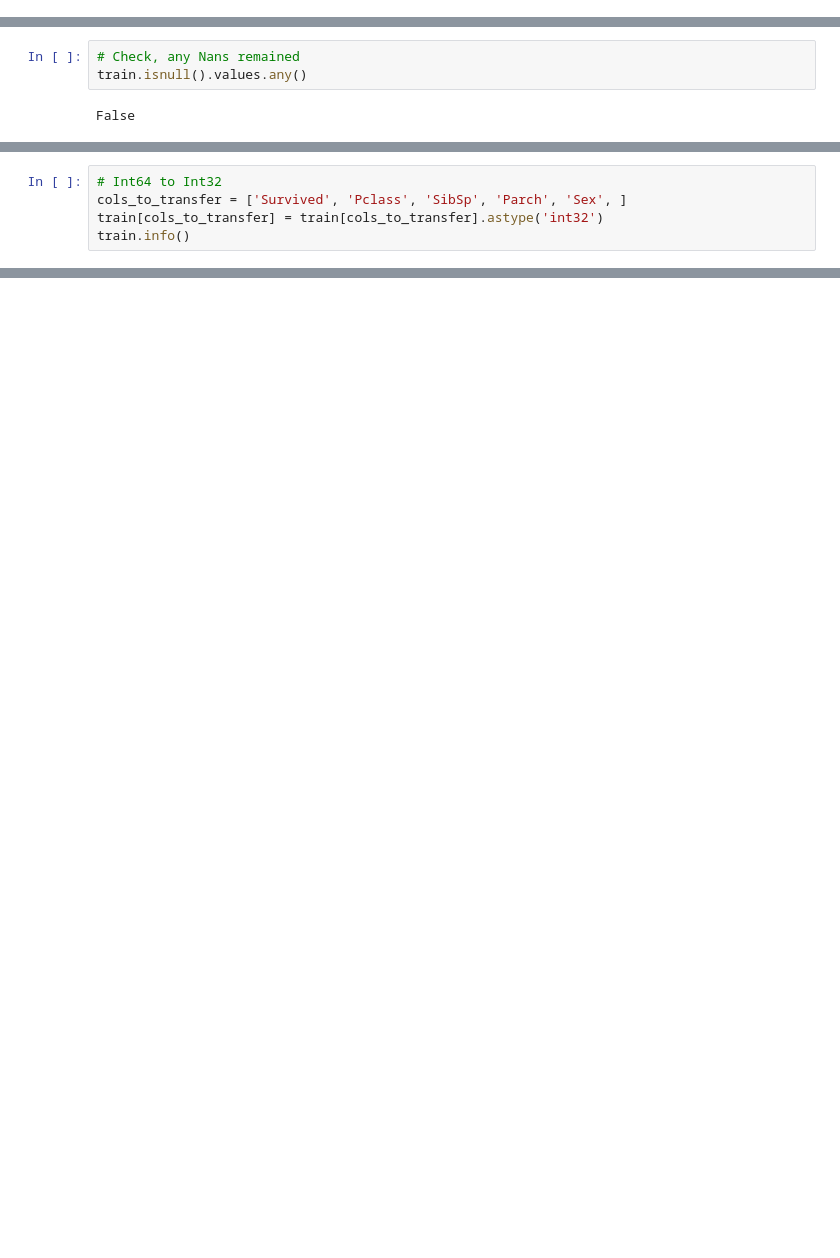
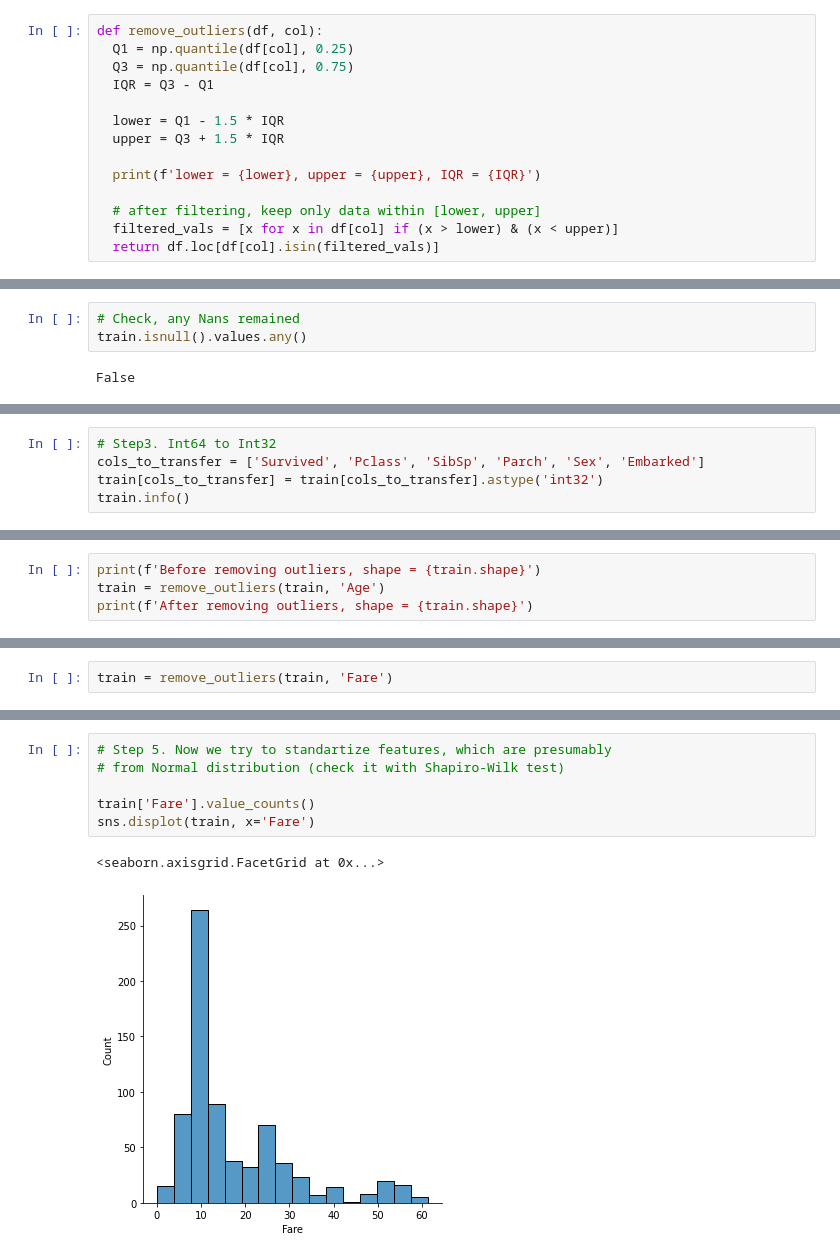
Before and after one commit to PashaIanko/Kaggle.Titanic, a Jupyter notebook: Main.ipynb, the cells around one changed output, grey strips where cells are left out. Drawn from its saved outputs; the diff is of its cells as text; blank space fills up the shorter version.

```diff
--- a/Main.ipynb
+++ b/Main.ipynb
@@ -10,3 +18,17 @@ def nan_percentage(df, colname):
+# %%
+def remove_outliers(df, col):
+  Q1 = np.quantile(df[col], 0.25)
+  Q3 = np.quantile(df[col], 0.75)
+  IQR = Q3 - Q1
+
+  lower = Q1 - 1.5 * IQR
+  upper = Q3 + 1.5 * IQR
+
+  print(f'lower = {lower}, upper = {upper}, IQR = {IQR}')
+
+  # after filtering, keep only data within [lower, upper]
+  filtered_vals = [x for x in df[col] if (x > lower) & (x < upper)]
+  return df.loc[df[col].isin(filtered_vals)]
 # %%
 # Setting file download from google Drive
 
@@ -147,6 +152,6 @@ memory usage: 48.6 KB
 # %%
-# Int64 to Int32
-cols_to_transfer = ['Survived', 'Pclass', 'SibSp', 'Parch', 'Sex', ]
+# Step3. Int64 to Int32
+cols_to_transfer = ['Survived', 'Pclass', 'SibSp', 'Parch', 'Sex', 'Embarked']
 train[cols_to_transfer] = train[cols_to_transfer].astype('int32')
 train.info()
 # %% [output]
@@ -208,0 +203,4 @@ print(q2 - q1)
+# %%
+print(f'Before removing outliers, shape = {train.shape}')
+train = remove_outliers(train, 'Age')
+print(f'After removing outliers, shape = {train.shape}')
@@ -208,0 +211,2 @@ print(q2 - q1)
+# %%
+train = remove_outliers(train, 'Fare')
@@ -214,0 +233,9 @@ Index(['PassengerId', 'Survived', 'Pclass', 'Sex', 'Age', 'SibSp', 'Parch',
+# %%
+# Step 5. Now we try to standartize features, which are presumably
+# from Normal distribution (check it with Shapiro-Wilk test)
+
+train['Fare'].value_counts()
+sns.displot(train, x='Fare')
+# %% [output]
+<seaborn.axisgrid.FacetGrid at 0x...>
+[figure, added]
```
Also changed, not shown: parts of 39 cells of this notebook.
